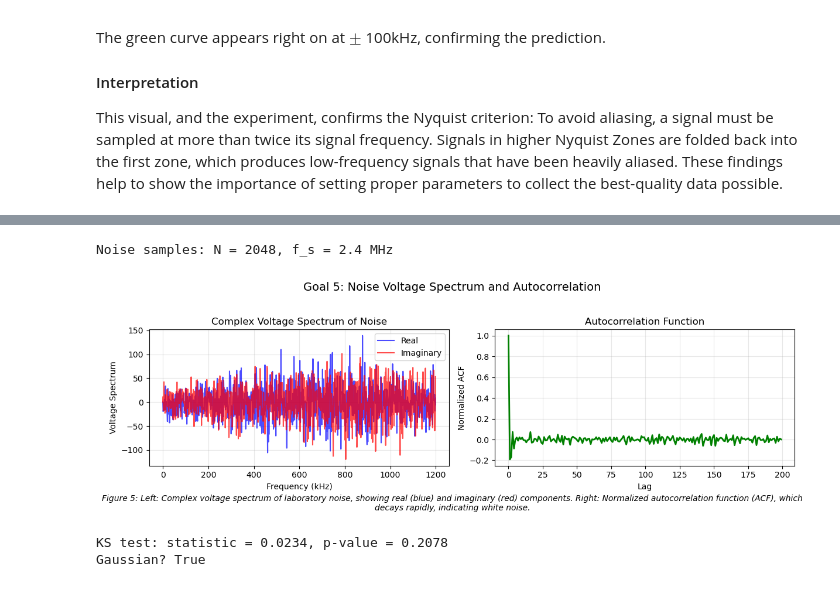
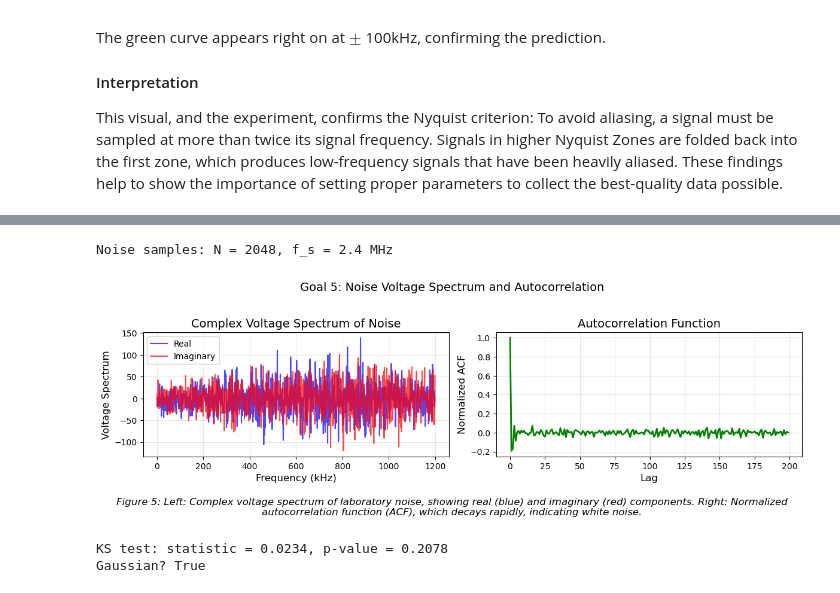
Before and after one commit to averybooks/radiolab2026-Cal, a Jupyter notebook: Rosendo Medina-Uribe_LAB1.ipynb, the cells around one changed output, grey strips where cells are left out. Saved outputs shown, nothing was run; the diff lists cells and outputs as text; code cells hidden in the pictures.

```diff
--- a/Rosendo Medina-Uribe_LAB1.ipynb
+++ b/Rosendo Medina-Uribe_LAB1.ipynb
@@ -160,9 +206,5 @@ Inside the RTL-SDR is an anti-aliasing filter, limiting the input bandwidth and
 # %%
-import numpy as np
-import matplotlib.pyplot as plt
-from pathlib import Path
-
-base_dir = Path("C:/Users/medin/Downloads/Spring_2026/ASTRON121/LAB1_DATA/Bandpass Filter")
+base_dir = BASE_DIR / "Bandpass Filter"
 
 sampling_rates = np.array([1e6, 1.5e6, 2e6, 2.5e6, 3e6])
 signal_freqs = np.array([50e3, 100e3, 150e3, 200e3, 250e3, 300e3, 350e3, 400e3, 450e3, 500e3])
@@ -200,8 +242,8 @@ def extract_peak_magnitude(filename, fs, f_sig, N = 2048):
     window = np.hanning(N)
     signal_win = signal * window
 
-    spectrum_mag = np.abs(np.fft.fft(signal_win, axis=1))
-    freqs = np.fft.fftfreq(N, d=1/fs)
+    spectrum_mag = np.abs(np.fft.fft(signal_win, axis = 1))
+    freqs = np.fft.fftfreq(N, d = 1/fs)
     idx = np.argmin(np.abs(freqs - f_sig))
     peak_mag = np.mean(spectrum_mag[:, idx])
 
@@ -219,11 +261,11 @@ for fs in sampling_rates:
 
     # Convert FFT magnitude to approximate voltage (scale factor from window and FFT normalization)
     fft_mag_volts = (np.array(magnitudes) / 2048) * 2
-    plt.plot(signal_freqs / 1e3, fft_mag_volts, 'o-', linewidth=2, markersize = 5, label = f'$f_s = {fs/1e6}$ MHz')
+    plt.plot(signal_freqs / 1e3, fft_mag_volts, 'o-', linewidth = 2, markersize = 5, label = f'$f_s = {fs/1e6}$ MHz')
 
-plt.xlabel("Signal Frequency [kHz]")
-plt.ylabel("Relative Voltage (Arbitrary Units)")
-plt.title("SDR Bandpass Response for Multiple Sampling Rates")
+plt.xlabel("Signal Frequency [kHz]", fontsize = 14)
+plt.ylabel("Relative Voltage (Arbitrary Units)", fontsize = 14)
+plt.title("SDR Bandpass Response for Multiple Sampling Rates", fontsize = 16)
 plt.grid(True, linestyle = '--', alpha = 0.7)
 plt.legend(title="Sampling Rate")
 
@@ -233,7 +275,7 @@ caption_text = (
     "as a function of input sine‑wave frequency. The flat region indicates the passband; "
     "the roll‑off beyond the Nyquist frequency suppresses aliasing components."
 )
-plt.figtext(0.5, 0.01, caption_text, ha = 'center', fontsize = 10, wrap = True, style = 'italic')
+plt.figtext(0.5, 0.01, caption_text, ha = 'center', fontsize = 12, wrap = True, style = 'italic')
 
 plt.subplots_adjust(bottom = 0.2)
 plt.show()
@@ -356,12 +398,8 @@ Noise is modeled as Gaussian with random voltage fluctuations. The experiement u
 3. Find a relation between the noise power and the readiometer equation, which determines the sensitivty of a radio receiver.
 4. Relate the block-averaging to noise reduction, designed to verify the $1/\sqrt{N}$ relation of uncertainty.
 # %%
-import numpy as np
-import matplotlib.pyplot as plt
-from scipy.stats import kstest
-
 # Load noise data
-noise_path = "C:/Users/medin/Downloads/Spring_2026/ASTRON121/LAB1_DATA/Noise Analysis/noisedata_real.npz"
+noise_path = BASE_DIR / "Noise Analysis" / "noisedata_real.npz"
 noise_data = np.load(noise_path)
 D = 1
 raw_noise = noise_data["arr_0"][D].astype(float)
@@ -373,75 +411,71 @@ fs = 2.4e6  # Sampling frequency
 
 print(f"Noise samples: N = {N}, f_s = {fs/1e6:.1f} MHz")
 
-# ------------------------------
-# 1. Complex Voltage Spectrum
-# ------------------------------
+# Complex Voltage Spectrum
 voltage_spec = np.fft.fft(noise)
-freqs = np.fft.fftfreq(N, d=1/fs)
+freqs = np.fft.fftfreq(N, d = 1/fs)
 
-fig, axes = plt.subplots(1, 2, figsize=(12, 4))
+fig, axes = plt.subplots(1, 2, figsize = (12, 4))
 
 # Left: Voltage spectrum (real & imag)
 ax1 = axes[0]
-ax1.plot(freqs[:N//2]/1e3, voltage_spec[:N//2].real, 'b-', alpha=0.7, label='Real', linewidth=1.5)
-ax1.plot(freqs[:N//2]/1e3, voltage_spec[:N//2].imag, 'r-', alpha=0.7, label='Imaginary', linewidth=1.5)
-ax1.set_xlabel('Frequency (kHz)')
-ax1.set_ylabel('Voltage Spectrum')
-ax1.set_title('Complex Voltage Spectrum of Noise')
+ax1.plot(freqs[:N//2]/1e3, voltage_spec[:N//2].real, 'b-', alpha = 0.7, label = 'Real', linewidth = 1.5)
+ax1.plot(freqs[:N//2]/1e3, voltage_spec[:N//2].imag, 'r-', alpha = 0.7, label = 'Imaginary', linewidth = 1.5)
+ax1.set_xlabel('Frequency (kHz)', fontsize = 12)
+ax1.set_ylabel('Voltage Spectrum', fontsize = 12)
+ax1.set_title('Complex Voltage Spectrum of Noise', fontsize = 14)
 ax1.legend()
-ax1.grid(alpha=0.3)
+ax1.grid(alpha = 0.3)
 
-# ------------------------------
-# 2. Autocorrelation Function
-# ------------------------------
-acf = np.correlate(noise, noise, mode='full')
+# Autocorrelation Function
+acf = np.correlate(noise, noise, mode = 'full')
 acf = acf[len(acf)//2:]  # Positive lags
 acf = acf / acf[0]       # Normalize
 
 # Right: ACF
 ax2 = axes[1]
-ax2.plot(acf[:200], 'g-', linewidth=2)
-ax2.set_xlabel('Lag')
-ax2.set_ylabel('Normalized ACF')
-ax2.set_title('Autocorrelation Function')
-ax2.grid(alpha=0.3)
+ax2.plot(acf[:200], 'g-', linewidth = 2)
+ax2.set_xlabel('Lag', fontsize = 12)
+ax2.set_ylabel('Normalized ACF', fontsize = 12)
+ax2.set_title('Autocorrelation Function', fontsize = 14)
+ax2.grid(alpha = 0.35)
 
-# Add caption
+# Caption
 caption = (
     "Figure 5: Left: Complex voltage spectrum of laboratory noise, showing real (blue) and imaginary (red) components. "
     "Right: Normalized autocorrelation function (ACF), which decays rapidly, indicating white noise."
 )
-plt.figtext(0.5, 0.01, caption, ha='center', fontsize=10, style='italic', wrap=True)
+plt.figtext(0.5, 0.01, caption, ha = 'center', fontsize = 12, style = 'italic', wrap = True)
 
-plt.subplots_adjust(bottom=0.15)
-plt.suptitle('Goal 5: Noise Voltage Spectrum and Autocorrelation', fontsize=14)
-plt.tight_layout(rect=[0, 0.05, 1, 0.95])
+plt.subplots_adjust(bottom = 0.15)
+plt.suptitle('Goal 5: Noise Voltage Spectrum and Autocorrelation', fontsize = 14)
+plt.tight_layout(rect = [0, 0.05, 1, 0.95])
+plt.subplots_adjust(bottom = 0.25)
 plt.show()
 
-# ------------------------------
 # 3. Statistical summary
-# ------------------------------
 ks_stat, p_val = kstest(noise, 'norm')
 print(f"KS test: statistic = {ks_stat:.4f}, p-value = {p_val:.4f}")
 print(f"Gaussian? {p_val > 0.05}")
 
 # Radiometer equation check (optional output)
 block_size = 2000
 num_blocks = N // block_size
 if num_blocks > 1:
     power_blocks = []
     for i in range(num_blocks):
-        block = noise[i*block_size:(i+1)*block_size]
+        block = noise[i * block_size:(i+1) * block_size]
         spec = np.fft.fft(block)
         power_blocks.append(np.abs(spec)**2)
     power_blocks = np.array(power_blocks)
-    avg_power = np.mean(power_blocks, axis=0)
+    avg_power = np.mean(power_blocks, axis = 0)
     std_single = np.std(power_blocks[0])
     std_avg = np.std(avg_power)
+
     print(f"\nRadiometer check: Std reduction = {std_avg/std_single:.3f} (expected 1/√N ≈ {1/np.sqrt(num_blocks):.3f})")
 # %% [output]
 Noise samples: N = 2048, f_s = 2.4 MHz
-[figure, old version]
+[figure, new version]
 KS test: statistic = 0.0234, p-value = 0.2078
 Gaussian? True
 # %% [markdown]
```
Also changed, not shown: parts of 22 cells of this notebook.
